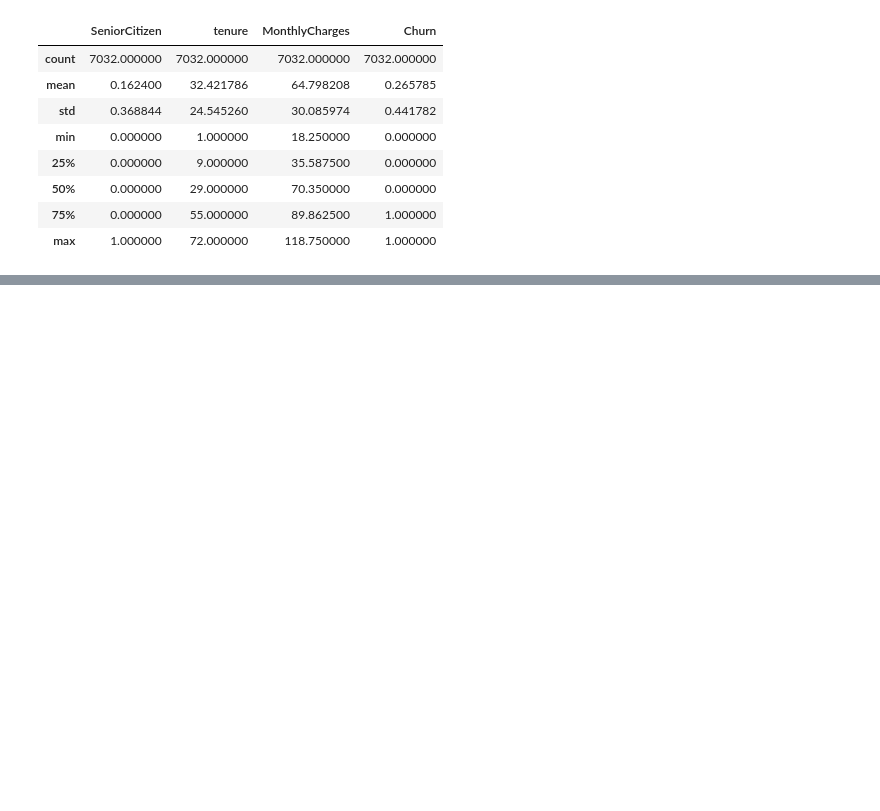
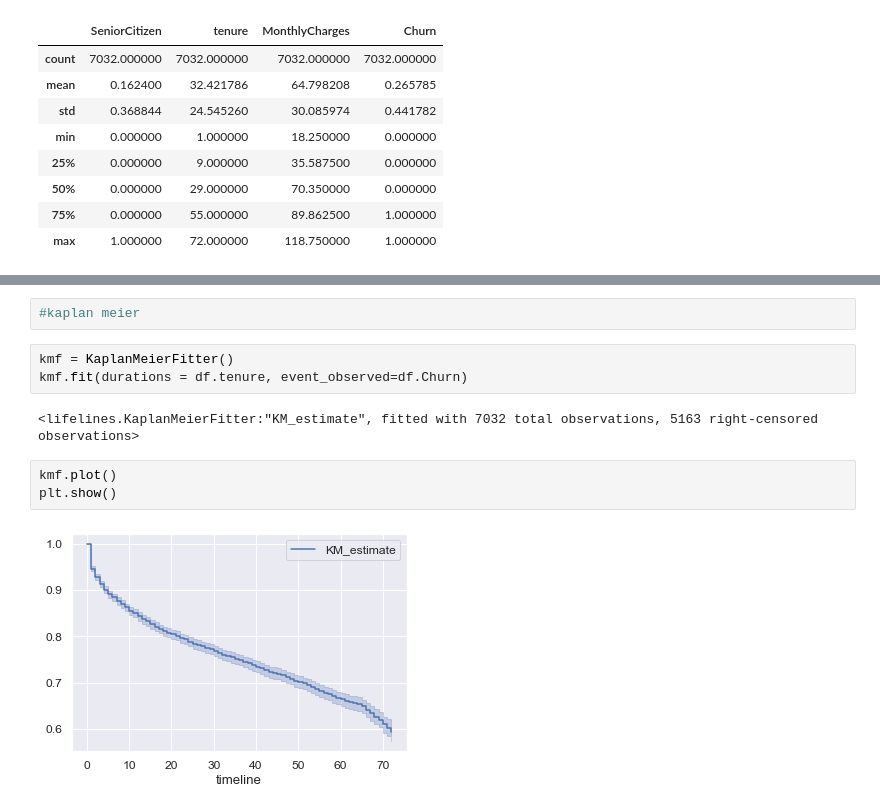
Before and after one commit to joaossend/Credit-Scoring-Model, a Jupyter notebook: churn_survival.ipynb, the cells around one changed output, grey strips where cells are left out. Saved outputs shown, nothing was run; the diff lists cells and outputs as text; blank space fills up the shorter version.

```diff
--- a/churn_survival.ipynb
+++ b/churn_survival.ipynb
@@ -251,0 +362,12 @@ def histogram(df, col1, col2, col3, hue = 'Churn'):
+# %%
+#kaplan meier
+# %%
+kmf = KaplanMeierFitter()
+kmf.fit(durations = df.tenure, event_observed=df.Churn)
+# %% [output]
+<lifelines.KaplanMeierFitter:"KM_estimate", fitted with 7032 total observations, 5163 right-censored observations>
+# %%
+kmf.plot()
+plt.show()
+# %% [output]
+[figure, added]
```
Also changed, not shown: parts of 29 cells of this notebook.
